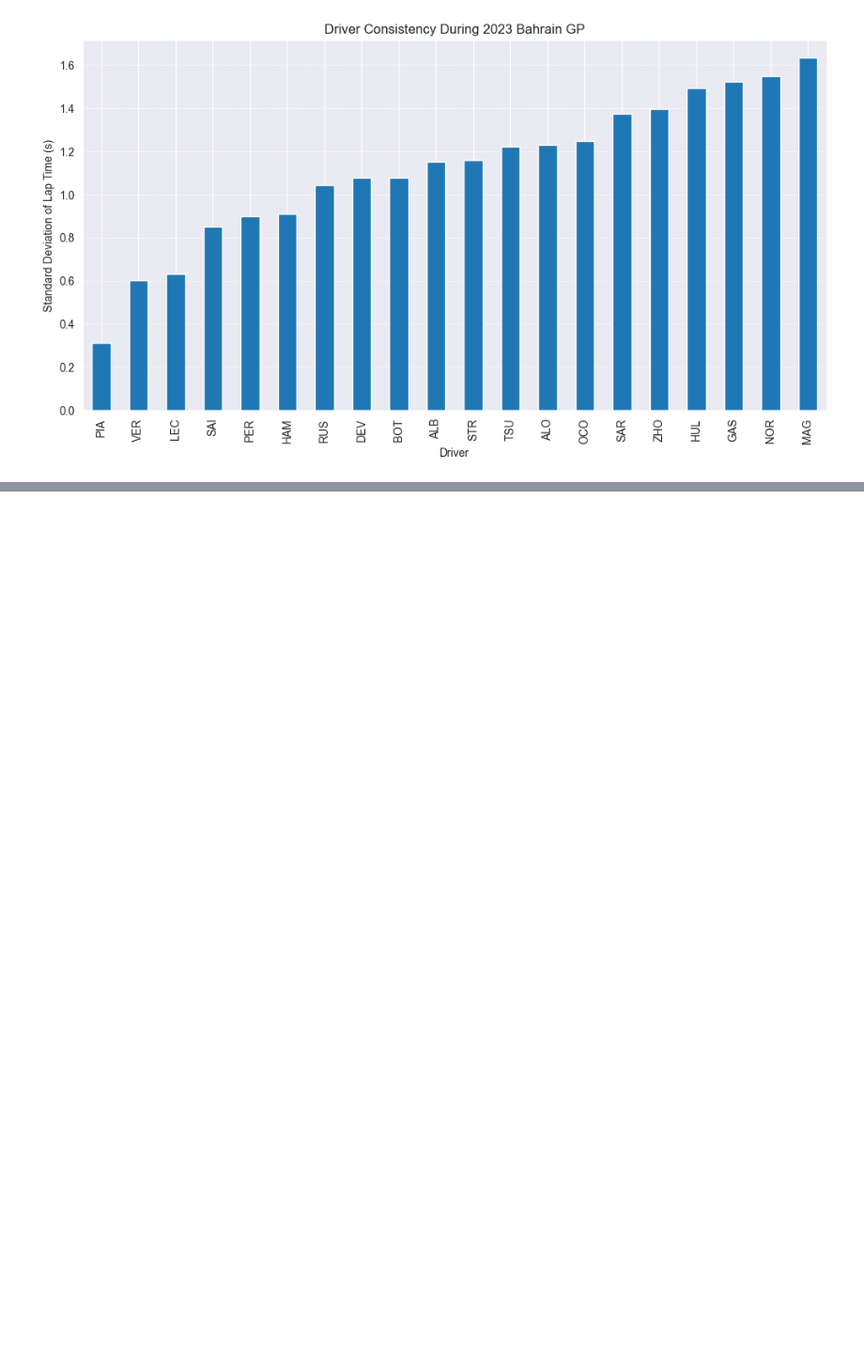
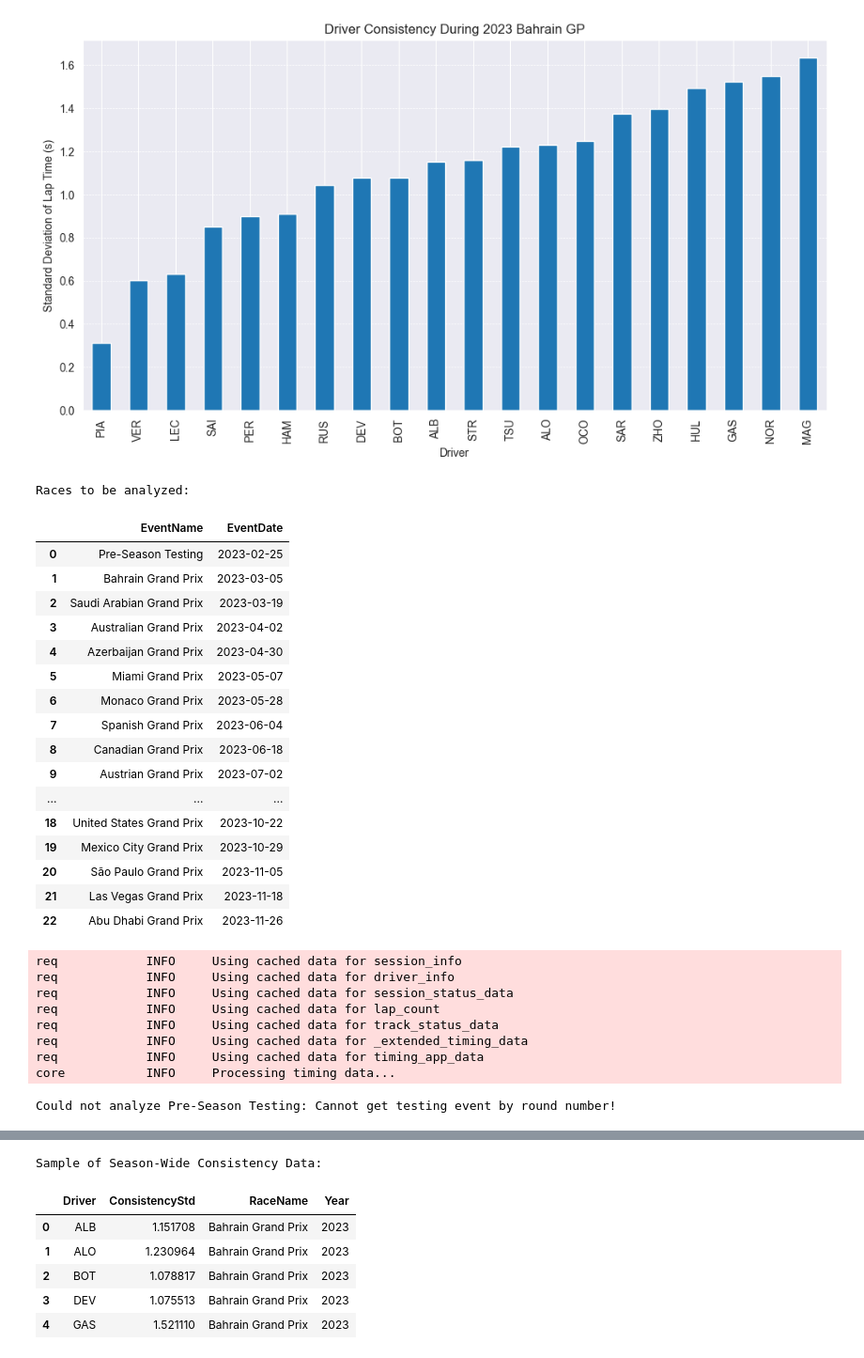
Before and after one commit to ChandanHegde07/F1-Driver-Performance-Analysis, a Jupyter notebook: notebooks/01_data_exploration.ipynb, the cells around one changed output, grey strips where cells are left out. Shown: that part at 94% size. Drawn from its saved outputs; the diff is of its cells as text; code cells hidden in the pictures; blank space fills up the shorter version.

```diff
--- a/notebooks/01_data_exploration.ipynb
+++ b/notebooks/01_data_exploration.ipynb
@@ -241,3 +241,70 @@ NOR    1.548166
 MAG    1.633744
 Name: LapTimeSeconds, dtype: float64
 [figure]
+# %%
+from tqdm import tqdm
+
+ff1.Cache.enable_cache('f1_cache')
+
+schedule_2023 = ff1.get_event_schedule(2023)
+
+past_events = schedule_2023[schedule_2023['EventDate'] < pd.to_datetime('today')]
+
+print("Races to be analyzed:")
+display(past_events[['EventName', 'EventDate']])
+
+all_races_consistency = []
+
+for index, event in tqdm(past_events.iterrows(), total=past_events.shape[0], desc="Analyzing Races"):
+    try:
+        session = ff1.get_session(event['EventDate'].year, event['RoundNumber'], 'R')
+        session.load()
+
+        laps = session.laps
+        laps['LapTimeSeconds'] = laps['LapTime'].dt.total_seconds()
+
+        laps_race_pace = laps[laps['IsAccurate'] == True]
+
+        race_consistency = laps_race_pace.groupby('Driver')['LapTimeSeconds'].std().reset_index()
+        race_consistency.rename(columns={'LapTimeSeconds': 'ConsistencyStd'}, inplace=True)
+
+        race_consistency['RaceName'] = event['EventName']
+        race_consistency['Year'] = event['EventDate'].year
+
+        all_races_consistency.append(race_consistency)
+
+    except Exception as e:
+        print(f"Could not analyze {event['EventName']}: {e}")
+
+season_consistency_df = pd.concat(all_races_consistency, ignore_index=True)
+
+print("\n\nSample of Season-Wide Consistency Data:")
+display(season_consistency_df.head())
+# %% [output]
+Races to be analyzed:
+|  | EventName | EventDate |
+| 0 | Pre-Season Testing | 2023-02-25 |
+| 1 | Bahrain Grand Prix | 2023-03-05 |
+| 2 | Saudi Arabian Grand Prix | 2023-03-19 |
+| 3 | Australian Grand Prix | 2023-04-02 |
+| 4 | Azerbaijan Grand Prix | 2023-04-30 |
+| 5 | Miami Grand Prix | 2023-05-07 |
+| 6 | Monaco Grand Prix | 2023-05-28 |
+| 7 | Spanish Grand Prix | 2023-06-04 |
+| 8 | Canadian Grand Prix | 2023-06-18 |
+| 9 | Austrian Grand Prix | 2023-07-02 |
+| ... | ... | ... |
+| 18 | United States Grand Prix | 2023-10-22 |
+| 19 | Mexico City Grand Prix | 2023-10-29 |
+| 20 | São Paulo Grand Prix | 2023-11-05 |
+| 21 | Las Vegas Grand Prix | 2023-11-18 |
+| 22 | Abu Dhabi Grand Prix | 2023-11-26 |
+req            INFO     Using cached data for session_info
+req            INFO     Using cached data for driver_info
+req            INFO     Using cached data for session_status_data
+req            INFO     Using cached data for lap_count
+req            INFO     Using cached data for track_status_data
+req            INFO     Using cached data for _extended_timing_data
+req            INFO     Using cached data for timing_app_data
+core           INFO     Processing timing data...
+Could not analyze Pre-Season Testing: Cannot get testing event by round number!
@@ -243,0 +328,7 @@ Name: LapTimeSeconds, dtype: float64
+Sample of Season-Wide Consistency Data:
+|  | Driver | ConsistencyStd | RaceName | Year |
+| 0 | ALB | 1.151708 | Bahrain Grand Prix | 2023 |
+| 1 | ALO | 1.230964 | Bahrain Grand Prix | 2023 |
+| 2 | BOT | 1.078817 | Bahrain Grand Prix | 2023 |
+| 3 | DEV | 1.075513 | Bahrain Grand Prix | 2023 |
+| 4 | GAS | 1.521110 | Bahrain Grand Prix | 2023 |
```
Also changed, not shown: parts of 6 cells of this notebook, 1 other file.
